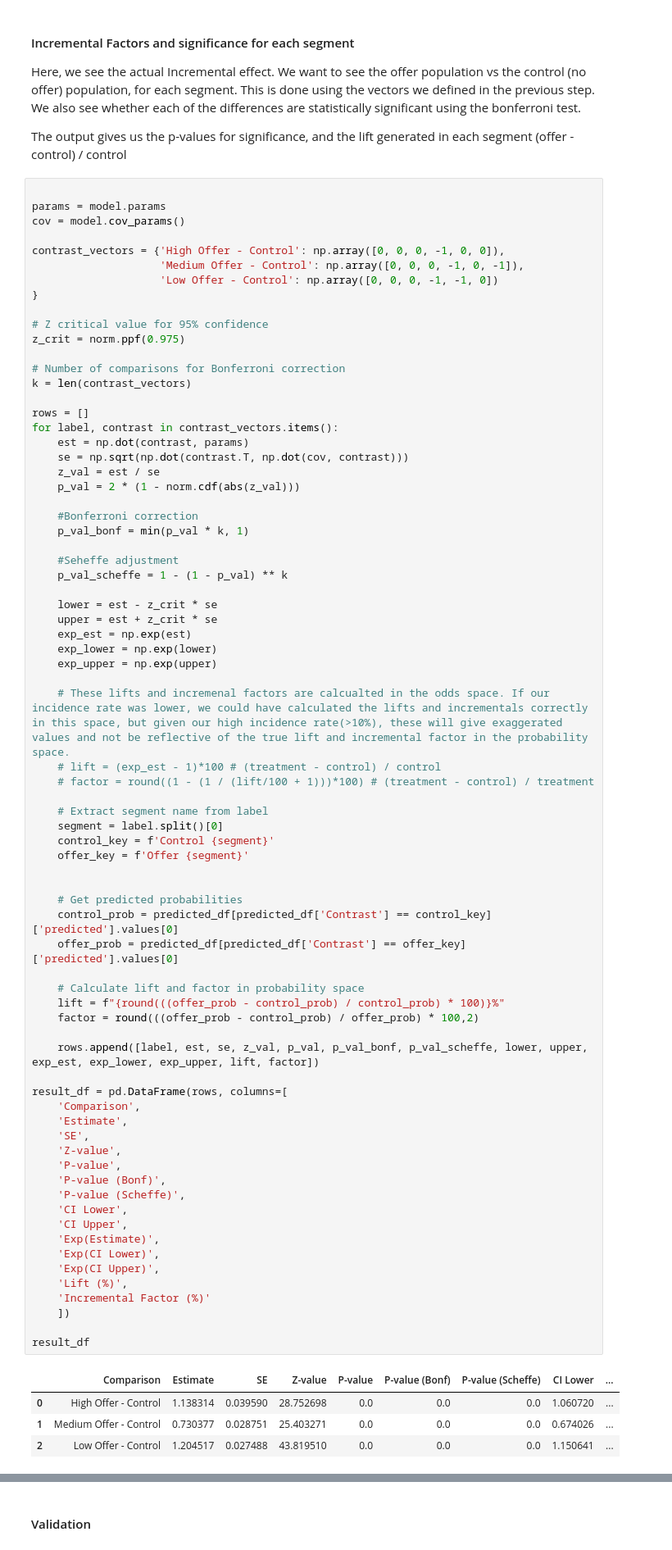
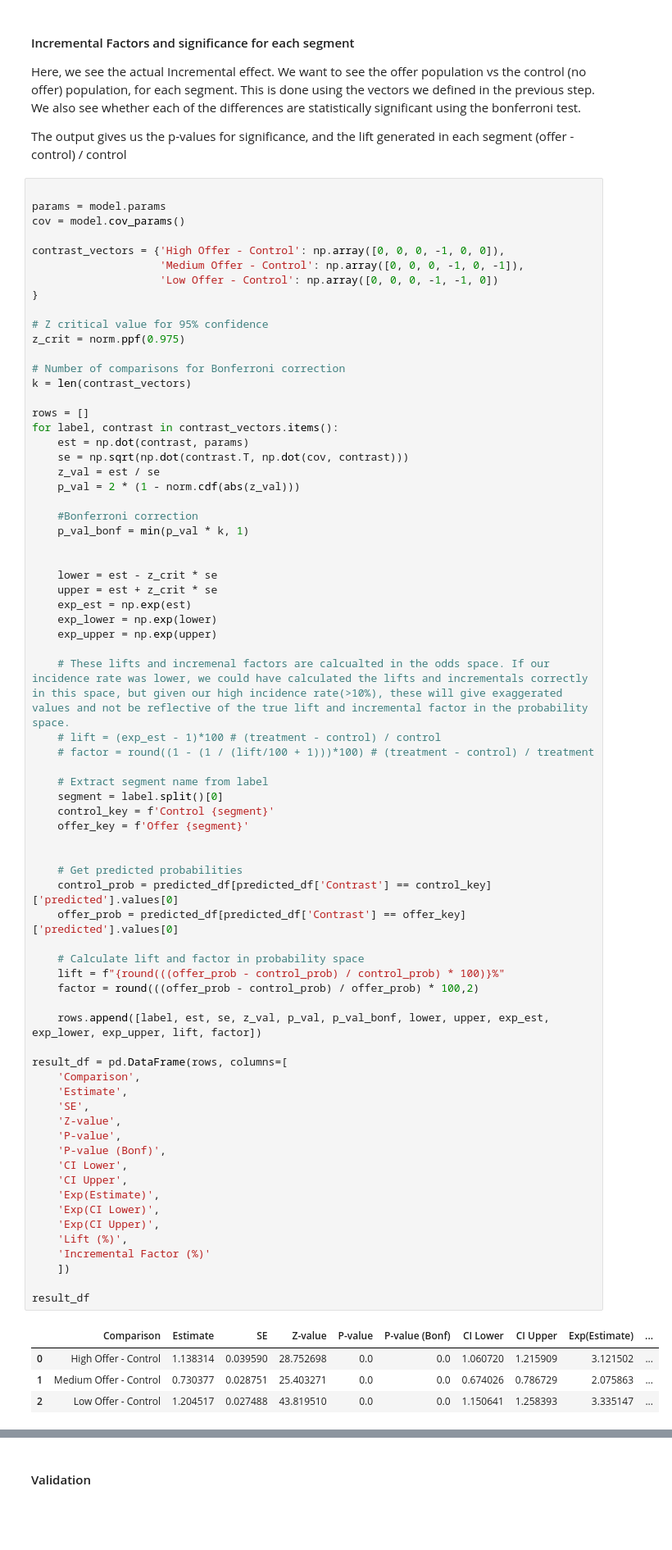
Before and after one commit to DivyaSharma0795/streaming-campaign-measurement, a Jupyter notebook: notebooks/03_Analysis.ipynb, the cells around one changed output, grey strips where cells are left out. Shown at 82% size. Drawn from its saved outputs; the diff is of its cells as text; blank space fills up the shorter version.

```diff
--- a/notebooks/03_Analysis.ipynb
+++ b/notebooks/03_Analysis.ipynb
@@ -298,8 +301,6 @@ for label, contrast in contrast_vectors.items():
     #Bonferroni correction
     p_val_bonf = min(p_val * k, 1)
 
-    #Seheffe adjustment
-    p_val_scheffe = 1 - (1 - p_val) ** k
 
     lower = est - z_crit * se
     upper = est + z_crit * se
@@ -317,36 +318,35 @@ for label, contrast in contrast_vectors.items():
     offer_key = f'Offer {segment}'
 
 
     # Get predicted probabilities
     control_prob = predicted_df[predicted_df['Contrast'] == control_key]['predicted'].values[0]
     offer_prob = predicted_df[predicted_df['Contrast'] == offer_key]['predicted'].values[0]
 
     # Calculate lift and factor in probability space
     lift = f"{round(((offer_prob - control_prob) / control_prob) * 100)}%"
     factor = round(((offer_prob - control_prob) / offer_prob) * 100,2)
 
-    rows.append([label, est, se, z_val, p_val, p_val_bonf, p_val_scheffe, lower, upper, exp_est, exp_lower, exp_upper, lift, factor])
+    rows.append([label, est, se, z_val, p_val, p_val_bonf, lower, upper, exp_est, exp_lower, exp_upper, lift, factor])
 
 result_df = pd.DataFrame(rows, columns=[
     'Comparison',
     'Estimate',
     'SE',
     'Z-value',
     'P-value',
     'P-value (Bonf)',
-    'P-value (Scheffe)',
     'CI Lower',
     'CI Upper',
     'Exp(Estimate)',
     'Exp(CI Lower)',
     'Exp(CI Upper)',
     'Lift (%)',
     'Incremental Factor (%)'
     ])
 
 result_df
 # %% [output]
-|  | Comparison | Estimate | SE | Z-value | P-value | P-value (Bonf) | P-value (Scheffe) | CI Lower | ... |
-| 0 | High Offer - Control | 1.138314 | 0.039590 | 28.752698 | 0.0 | 0.0 | 0.0 | 1.060720 | ... |
-| 1 | Medium Offer - Control | 0.730377 | 0.028751 | 25.403271 | 0.0 | 0.0 | 0.0 | 0.674026 | ... |
-| 2 | Low Offer - Control | 1.204517 | 0.027488 | 43.819510 | 0.0 | 0.0 | 0.0 | 1.150641 | ... |
+|  | Comparison | Estimate | SE | Z-value | P-value | P-value (Bonf) | CI Lower | CI Upper | Exp(Estimate) | ... |
+| 0 | High Offer - Control | 1.138314 | 0.039590 | 28.752698 | 0.0 | 0.0 | 1.060720 | 1.215909 | 3.121502 | ... |
+| 1 | Medium Offer - Control | 0.730377 | 0.028751 | 25.403271 | 0.0 | 0.0 | 0.674026 | 0.786729 | 2.075863 | ... |
+| 2 | Low Offer - Control | 1.204517 | 0.027488 | 43.819510 | 0.0 | 0.0 | 1.150641 | 1.258393 | 3.335147 | ... |
```
Also changed, not shown: parts of 19 cells of this notebook.
